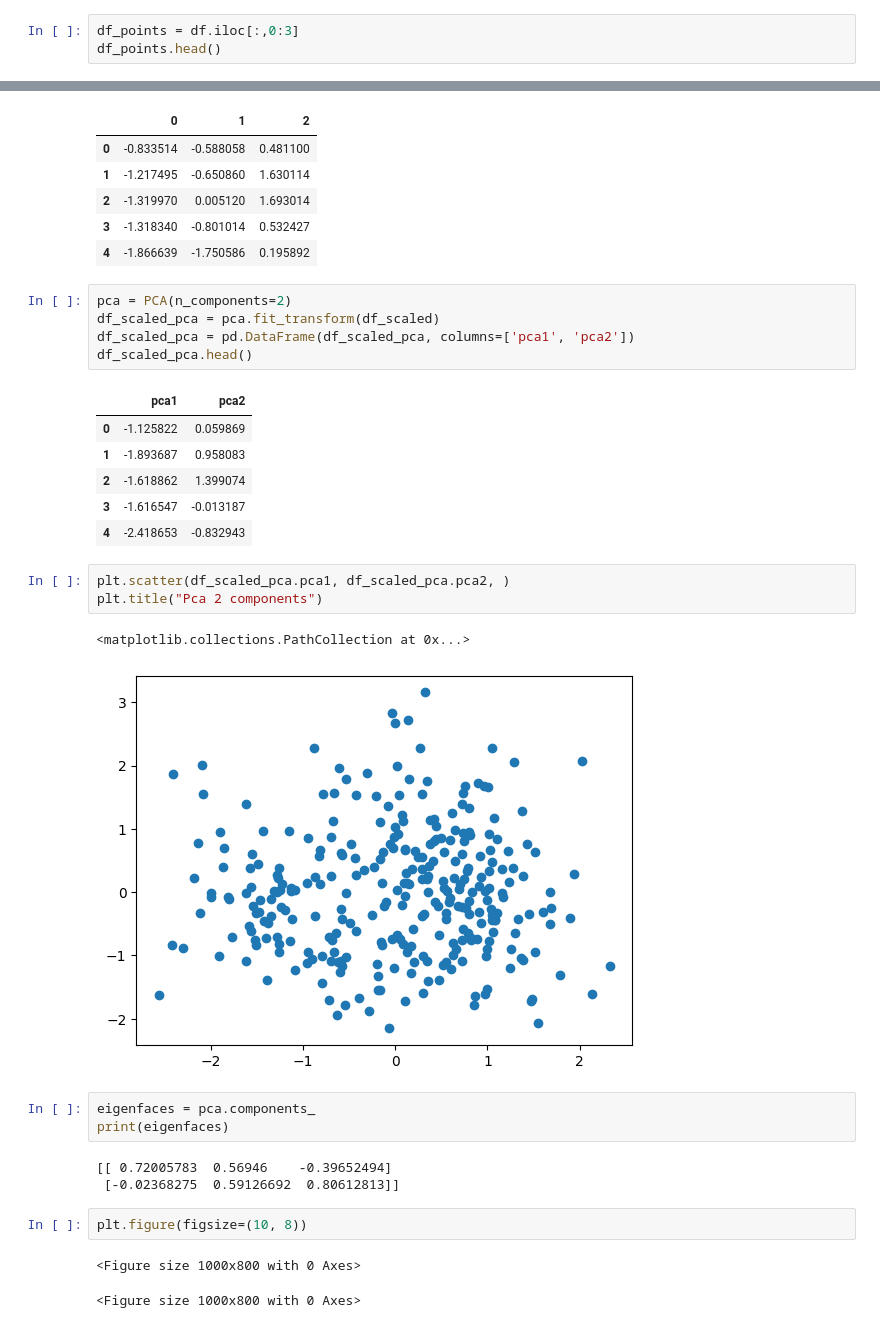
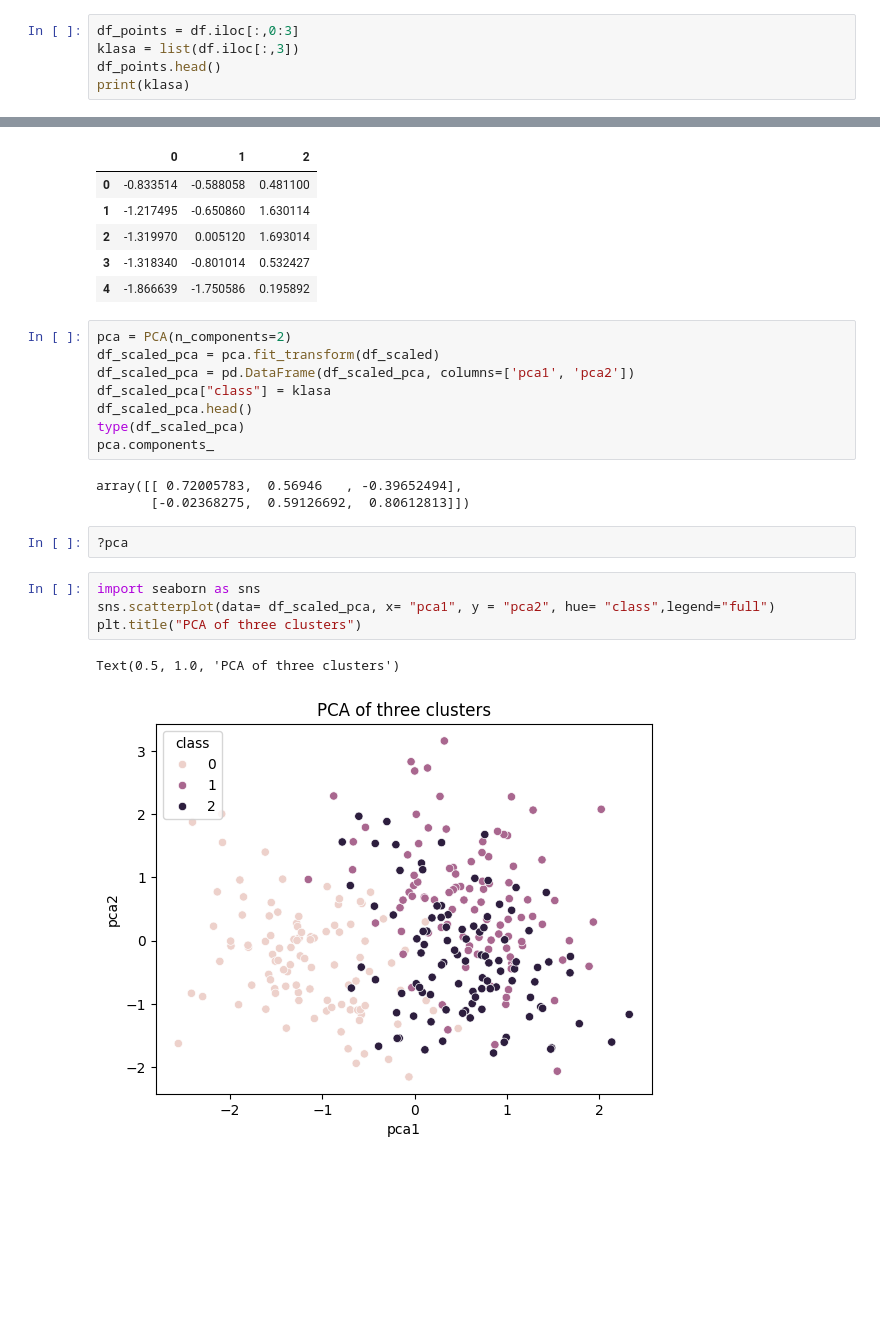
Before and after one commit to kaluznys/uczenie_maszynowe_UW, a Jupyter notebook: testowe.ipynb, the cells around one changed output, grey strips where cells are left out. Drawn from its saved outputs; the diff is of its cells as text; blank space fills up the shorter version.

```diff
--- a/testowe.ipynb
+++ b/testowe.ipynb
@@ -60,5 +60,7 @@ Saving PCA_three_clusters_data.csv to PCA_three_clusters_data.csv
 df = pd.read_csv('PCA_three_clusters_data.csv')
 # %%
 df_points = df.iloc[:,0:3]
+klasa = list(df.iloc[:,3])
 df_points.head()
+print(klasa)
 # %% [output]
@@ -84,28 +81,19 @@ df_scaled.head()
 pca = PCA(n_components=2)
 df_scaled_pca = pca.fit_transform(df_scaled)
 df_scaled_pca = pd.DataFrame(df_scaled_pca, columns=['pca1', 'pca2'])
+df_scaled_pca["class"] = klasa
 df_scaled_pca.head()
+type(df_scaled_pca)
+pca.components_
 # %% [output]
-|  | pca1 | pca2 |
-| 0 | -1.125822 | 0.059869 |
-| 1 | -1.893687 | 0.958083 |
-| 2 | -1.618862 | 1.399074 |
-| 3 | -1.616547 | -0.013187 |
-| 4 | -2.418653 | -0.832943 |
+array([[ 0.72005783,  0.56946   , -0.39652494],
+       [-0.02368275,  0.59126692,  0.80612813]])
-# %%
-plt.scatter(df_scaled_pca.pca1, df_scaled_pca.pca2, )
-plt.title("Pca 2 components")
-# %% [output]
-<matplotlib.collections.PathCollection at 0x...>
-[figure, removed]
-# %%
-eigenfaces = pca.components_
-print(eigenfaces)
-# %% [output]
-[[ 0.72005783  0.56946    -0.39652494]
- [-0.02368275  0.59126692  0.80612813]]
-# %%
-plt.figure(figsize=(10, 8))
-# %% [output]
-<Figure size 1000x800 with 0 Axes>
-<Figure size 1000x800 with 0 Axes>
+# %%
+?pca
+# %%
+import seaborn as sns
+sns.scatterplot(data= df_scaled_pca, x= "pca1", y = "pca2", hue= "class",legend="full")
+plt.title("PCA of three clusters")
+# %% [output]
+Text(0.5, 1.0, 'PCA of three clusters')
+[figure, added]
```
Also changed, not shown: parts of 3 cells of this notebook.
